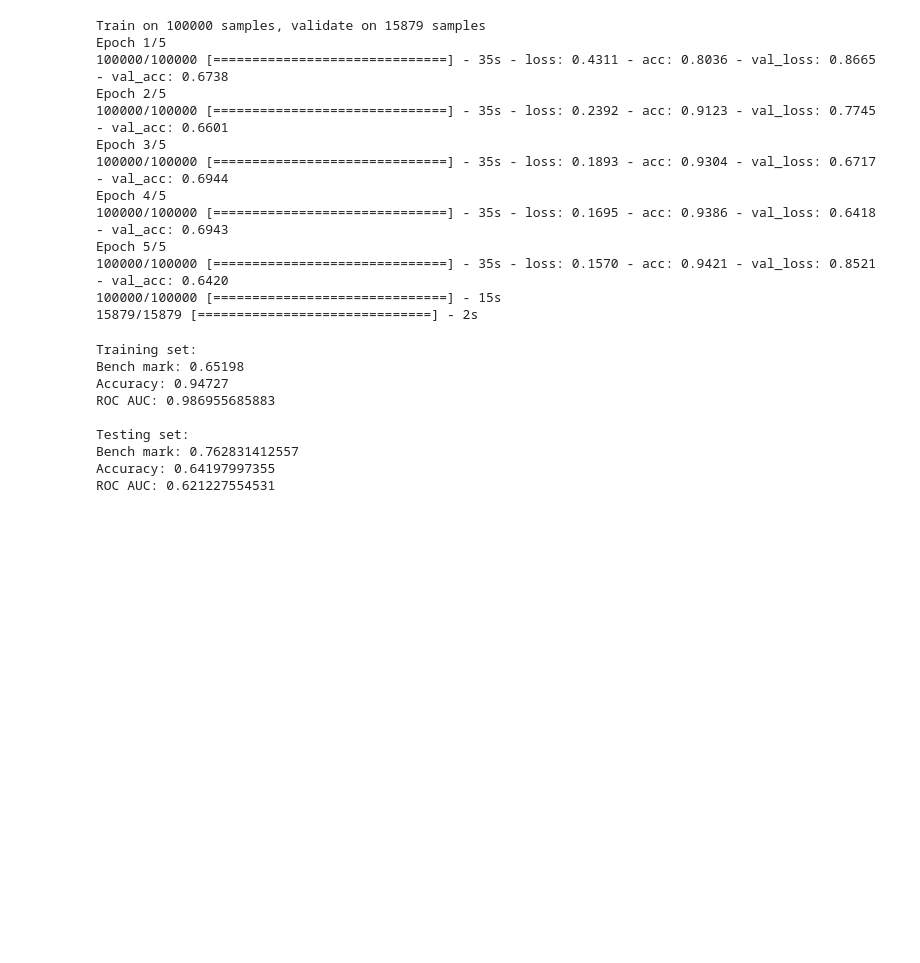
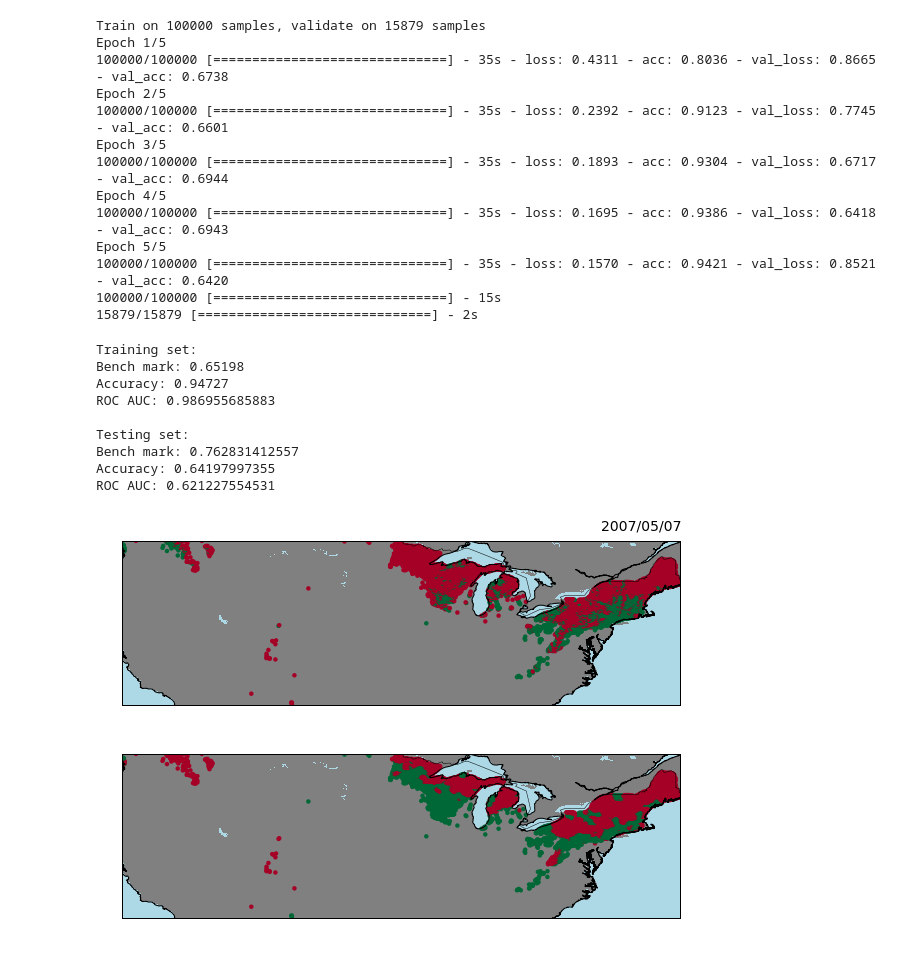
Before and after one commit to tcchiao/fall-foliage-finder, a Jupyter notebook: scripts/First-Crappy-Model.ipynb, the cells around one changed output. Cells and saved outputs as stored; diff of their text form; code cells hidden in the pictures; blank space fills up the shorter version.

```diff
--- a/scripts/First-Crappy-Model.ipynb
+++ b/scripts/First-Crappy-Model.ipynb
@@ -243,11 +244,6 @@ class NN_Input(object):
         return np.array(indices), np.array(labels), np.array(output_maps)
 # %% [output]
 Overwriting nn_input.py
-# %%
-def reformat_y(y):
-    y[y == -1] = 0
-    y = np.hstack((y.reshape(-1,1), 1-y.reshape(-1,1)))
-    return y
 # %%
 from nn_input import NN_Input
 
@@ -417,19 +413,21 @@ def plot_compare_map(lons, lats, y_true, y_predict, timestamp, cmap=None, folder
     return img_path
 # %%
 image_paths = []
-for t in xrange(216, 236):
+for t in xrange(216, 217):
 
     id_test, y_test, X_map_test = nn.select(t=t, subset=subset)
     y_test = reformat_y(y_test)
     X_map_test = (X_map_test-mean_train)/std_train
 
     timestamp = nn.times[(id_test[0,0]).astype(int)]
     xs = nn.lons[(id_test[:,2]).astype(int)]
     ys = nn.lats[(id_test[:,1]).astype(int)]
     test_predict = model.predict(X_map_test)
 
     path = plot_compare_map(xs, ys, y_test[:,0], (test_predict[:,0]>threshold), timestamp)
     image_paths.append(path)
+# %% [output]
+[figure, added]
 # %%
 for image_path in image_paths:
     image = cv2.imread(image_path)
```
Also changed, not shown: parts of 1 cell of this notebook, 5 other files.
